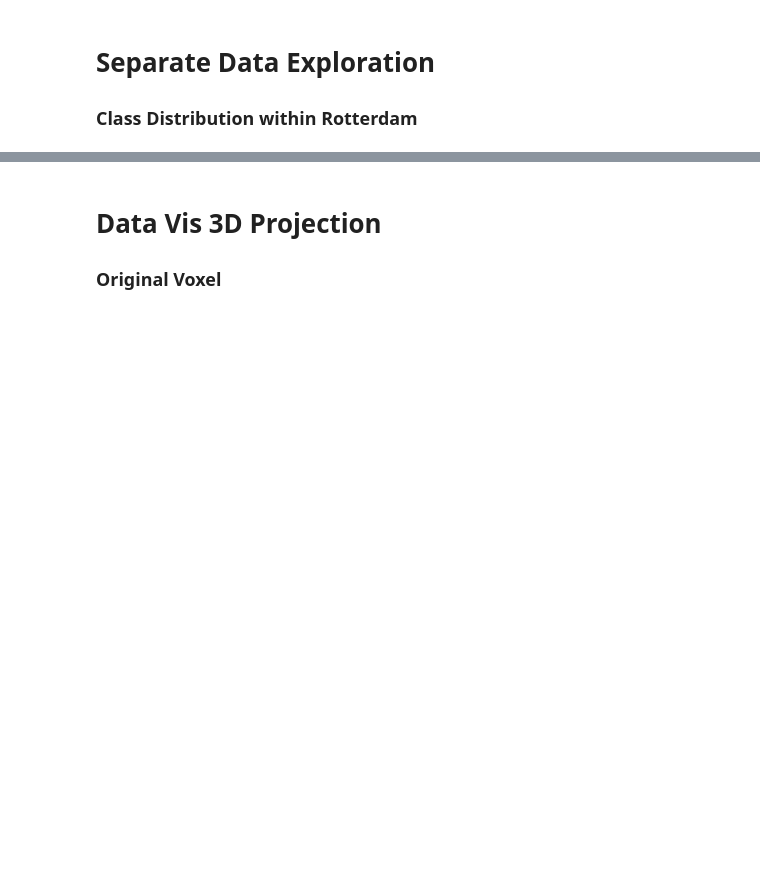
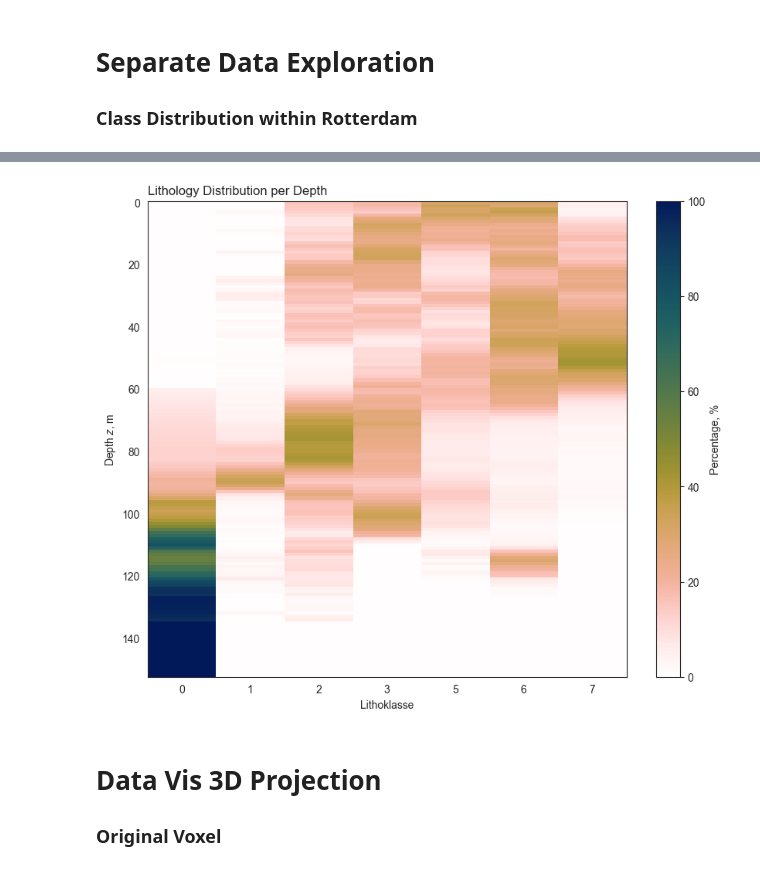
Before and after one commit to silviaelisabeth/UndergroundVisuals_Rotterdam, a Jupyter notebook: dev_layer_plot.ipynb, the cells around one changed output, grey strips where cells are left out. Drawn from its saved outputs; the diff is of its cells as text; code cells hidden in the pictures; blank space fills up the shorter version.

```diff
--- a/dev_layer_plot.ipynb
+++ b/dev_layer_plot.ipynb
@@ -316,18 +400,17 @@ from numpy import arange
 # %%
 plt.figure(figsize=(10, 8))
-plt.imshow(depth_dist.values, aspect='auto')
+plt.imshow(depth_dist.values, aspect='auto', cmap=cm.batlowW_r)
 
-plt.yticks(
-    ticks=arange(len(depth_dist.index)),
-    labels=depth_dist.index
-)
+
 plt.xticks(
     ticks=arange(len(depth_dist.columns)),
     labels=depth_dist.columns
 )
 
-plt.colorbar(label="Percentage")
+plt.colorbar(label="Percentage, %")
 plt.xlabel("Lithoklasse")
-plt.ylabel("Depth (z)")
-plt.title("Lithology Distribution per Depth")
+plt.ylabel("Depth $z$, m")
+plt.title("Lithology Distribution per Depth", loc='left')
 plt.show()
+# %% [output]
+[figure, added]
```
Also changed, not shown: parts of 13 cells of this notebook, 1 other file.
